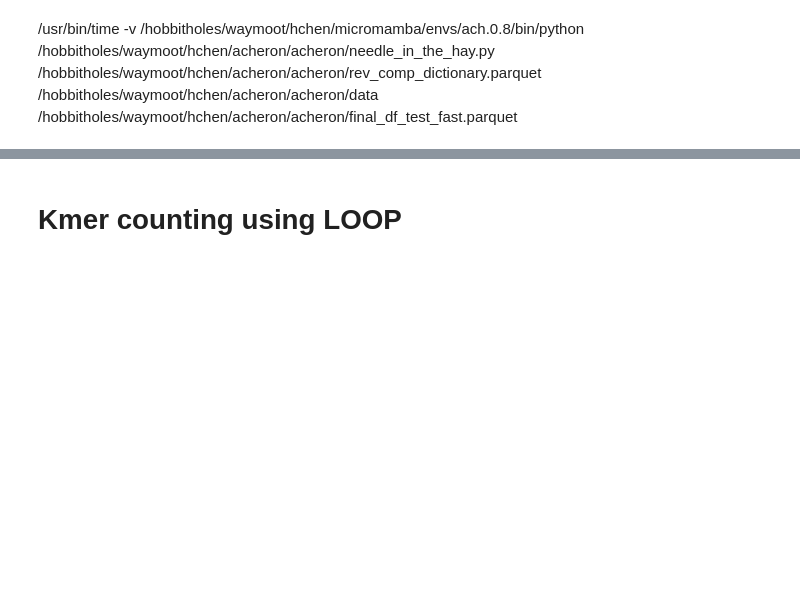
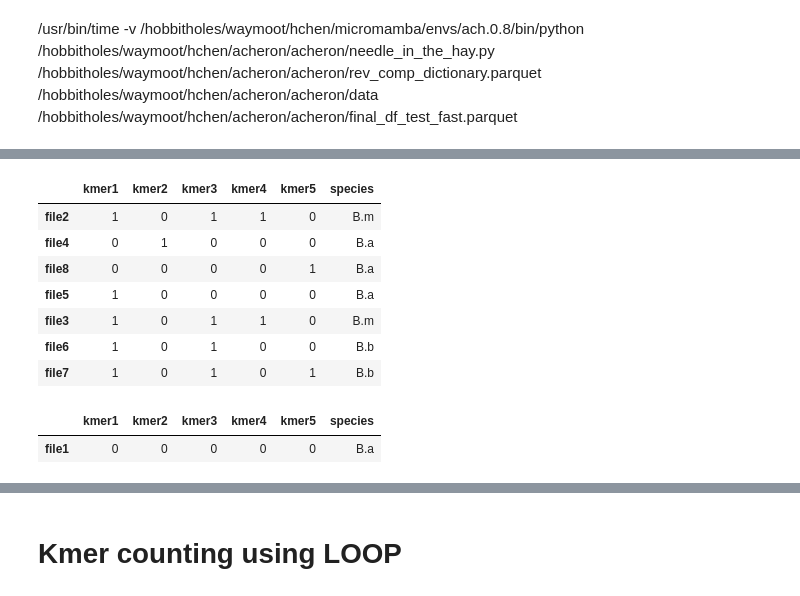
Before and after one commit to ComputationalPathogens/acheron, a Jupyter notebook: acheron/analysis.ipynb, the cells around one changed output, grey strips where cells are left out. Drawn from its saved outputs; the diff is of its cells as text; code cells hidden in the pictures; blank space fills up the shorter version.

```diff
--- a/acheron/analysis.ipynb
+++ b/acheron/analysis.ipynb
@@ -605,0 +914,17 @@ UsageError: Cell magic `%%memit` not found.
+# %%
+train_df, test_df = train_test_split(data1, test_size=0.10, random_state=123)
+train_df
+# %% [output]
+|  | kmer1 | kmer2 | kmer3 | kmer4 | kmer5 | species |
+| file2 | 1 | 0 | 1 | 1 | 0 | B.m |
+| file4 | 0 | 1 | 0 | 0 | 0 | B.a |
+| file8 | 0 | 0 | 0 | 0 | 1 | B.a |
+| file5 | 1 | 0 | 0 | 0 | 0 | B.a |
+| file3 | 1 | 0 | 1 | 1 | 0 | B.m |
+| file6 | 1 | 0 | 1 | 0 | 0 | B.b |
+| file7 | 1 | 0 | 1 | 0 | 1 | B.b |
+# %%
+test_df
+# %% [output]
+|  | kmer1 | kmer2 | kmer3 | kmer4 | kmer5 | species |
+| file1 | 0 | 0 | 0 | 0 | 0 | B.a |
```
Also changed, not shown: parts of 46 cells of this notebook.
